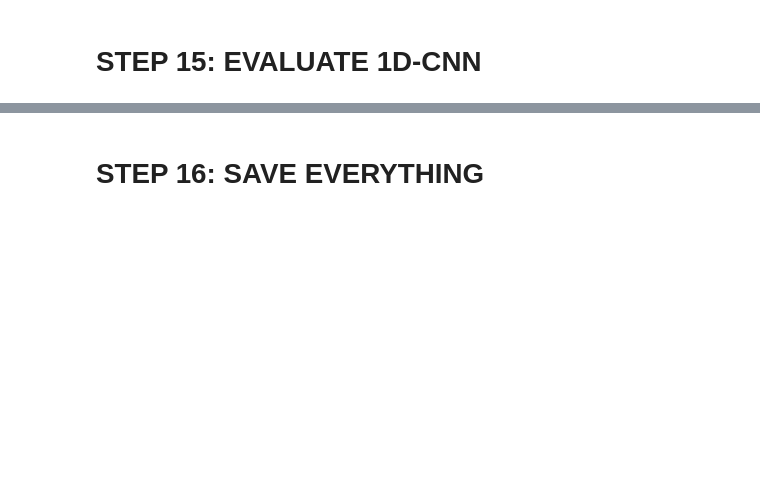
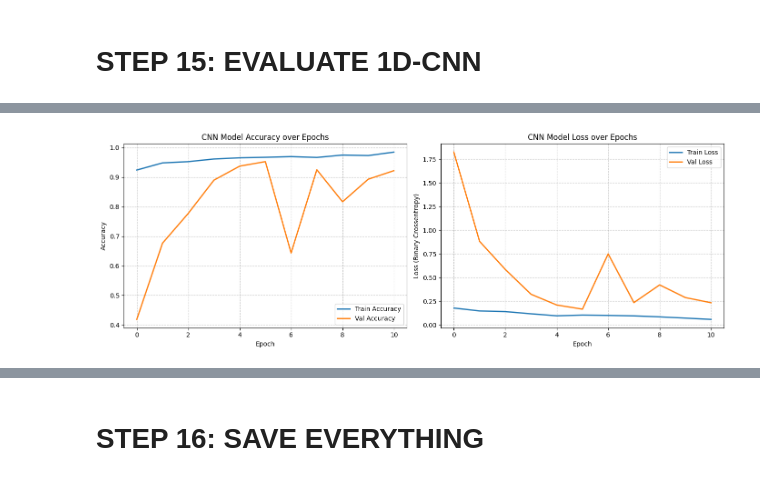
Before and after one commit to looper09/Ai-Seizure-Detection-System, a Jupyter notebook: Model_training_FAST.ipynb, the cells around one changed output, grey strips where cells are left out. Saved outputs shown, nothing was run; the diff lists cells and outputs as text; code cells hidden in the pictures; blank space fills up the shorter version.

Commit message:
Added trained RF and CNN models, updated Streamlit app, and training notebook

```diff
--- a/Model_training_FAST.ipynb
+++ b/Model_training_FAST.ipynb
@@ -357,10 +425,7 @@ print(f"  X_test_feat  : {X_test_feat.shape}")
 # %% [markdown]
 # STEP 9: CLASS WEIGHTS
 # %%
-class_weights_arr = compute_class_weight('balanced',
-                                          classes=np.unique(y_train),
-                                          y=y_train)
-class_weights_dict = {int(cls): float(w)
-                      for cls, w in zip(np.unique(y_train), class_weights_arr)}
+class_weights_arr = compute_class_weight('balanced',classes=np.unique(y_train),y=y_train)
+class_weights_dict = {int(cls): float(w) for cls, w in zip(np.unique(y_train), class_weights_arr)}
 
 print(f"Class weights: {class_weights_dict}")
@@ -450,8 +570,8 @@ print(f"  X_test_cnn  : {X_test_cnn.shape}")
 # %%
 def build_cnn(input_shape):
     model = models.Sequential([
+        layers.Input(shape=input_shape), # Added explicit Input layer to fix Keras warning
         layers.Conv1D(16, kernel_size=3, activation='relu',
-                      input_shape=input_shape,
                       kernel_regularizer=tf.keras.regularizers.l2(1e-4)),
         layers.BatchNormalization(),
         layers.MaxPooling1D(pool_size=2),
@@ -487,6 +630,14 @@ advanced_model.summary()
 # STEP 14: TRAIN 1D-CNN
 # %%
 print(f"\nTraining 1D-CNN (this takes ~5-10 min)...")
+
+# Ensure class_weights_dict is defined
+if 'class_weights_dict' not in locals():
+    print("⚠️ Computing class weights (Step 9 was skipped)...")
+    class_weights_arr = compute_class_weight('balanced', classes=np.unique(y_train), y=y_train)
+    class_weights_dict = {int(cls): float(w) for cls, w in zip(np.unique(y_train), class_weights_arr)}
+    print(f"Class weights: {class_weights_dict}")
+
 callbacks = [
     tf.keras.callbacks.EarlyStopping(
         monitor='val_loss', patience=5, restore_best_weights=True, verbose=1),
@@ -526,0 +718,71 @@ print(classification_report(y_test, cnn_test_pred,
+# %%
+print("Generating Performance Visualizations...")
+
+# --- 1. CNN TRAINING HISTORY ---
+plt.figure(figsize=(14, 5))
+plt.subplot(1, 2, 1)
+plt.plot(history.history['accuracy'], label='Train Accuracy', linewidth=2)
+plt.plot(history.history['val_accuracy'], label='Val Accuracy', linewidth=2)
+plt.title('CNN Model Accuracy over Epochs')
+plt.ylabel('Accuracy')
+plt.xlabel('Epoch')
+plt.grid(True, linestyle='--', alpha=0.7)
+plt.legend()
+
+plt.subplot(1, 2, 2)
+plt.plot(history.history['loss'], label='Train Loss', linewidth=2)
+plt.plot(history.history['val_loss'], label='Val Loss', linewidth=2)
+plt.title('CNN Model Loss over Epochs')
+plt.ylabel('Loss (Binary Crossentropy)')
+plt.xlabel('Epoch')
+plt.grid(True, linestyle='--', alpha=0.7)
+plt.legend()
+plt.tight_layout()
+plt.show()
+
+# --- 2. CONFUSION MATRICES (Side-by-Side) ---
+rf_cm = confusion_matrix(y_test, best_rf_pred)
+cnn_cm = confusion_matrix(y_test, cnn_test_pred)
+
+fig, axes = plt.subplots(1, 2, figsize=(12, 5))
+
+# Random Forest Confusion Matrix
+sns.heatmap(rf_cm, annot=True, fmt='d', cmap='Greens', ax=axes[0],
+            xticklabels=['Normal', 'Seizure'], yticklabels=['Normal', 'Seizure'])
+axes[0].set_title('Random Forest Confusion Matrix')
+axes[0].set_ylabel('Actual Label')
+axes[0].set_xlabel('Predicted Label')
+
+# CNN Confusion Matrix
+sns.heatmap(cnn_cm, annot=True, fmt='d', cmap='Blues', ax=axes[1],
+            xticklabels=['Normal', 'Seizure'], yticklabels=['Normal', 'Seizure'])
+axes[1].set_title('1D-CNN Confusion Matrix')
+axes[1].set_ylabel('Actual Label')
+axes[1].set_xlabel('Predicted Label')
+
+plt.tight_layout()
+plt.show()
+
+# --- 3. ROC CURVES (Combined) ---
+plt.figure(figsize=(8, 6))
+
+# Random Forest ROC
+plt.plot(best_rf_fpr, best_rf_tpr, color='green', lw=2,
+         label=f'Random Forest ROC (AUC = {best_rf_auc:.3f})')
+
+# CNN ROC
+plt.plot(cnn_fpr, cnn_tpr, color='blue', lw=2,
+         label=f'1D-CNN ROC (AUC = {cnn_auc:.3f})')
+
+# Random Guess Diagonal
+plt.plot([0, 1], [0, 1], color='gray', lw=2, linestyle='--')
+
+plt.xlim([0.0, 1.0])
+plt.ylim([0.0, 1.05])
+plt.xlabel('False Positive Rate')
+plt.ylabel('True Positive Rate')
+plt.title('Receiver Operating Characteristic (ROC) Comparison')
+plt.legend(loc="lower right")
+plt.grid(True, linestyle='--', alpha=0.5)
+plt.show()
+# %% [output]
@@ -526,0 +790 @@ print(classification_report(y_test, cnn_test_pred,
+[figure, added]
```
Also changed, not shown: parts of 18 cells of this notebook, 10 other files.
